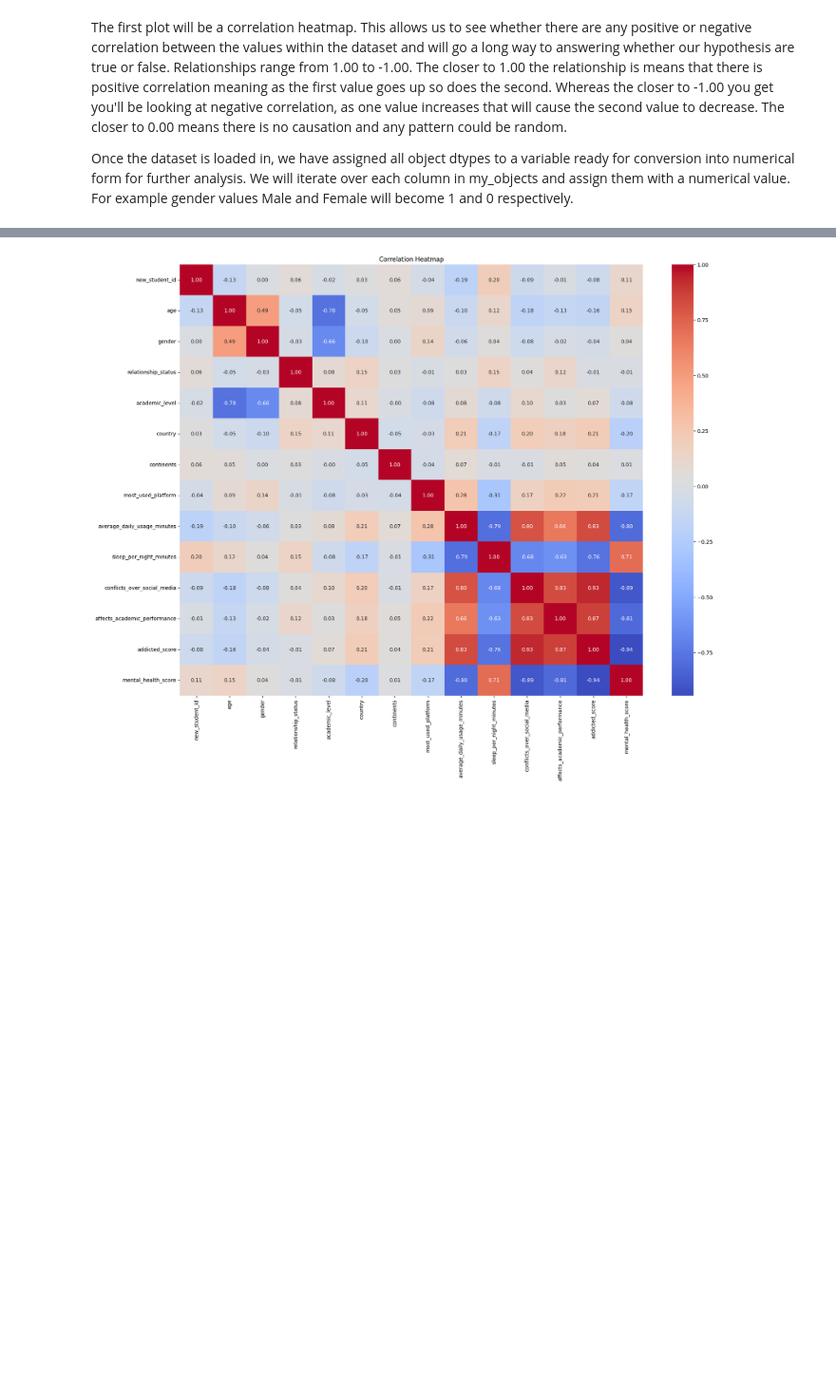
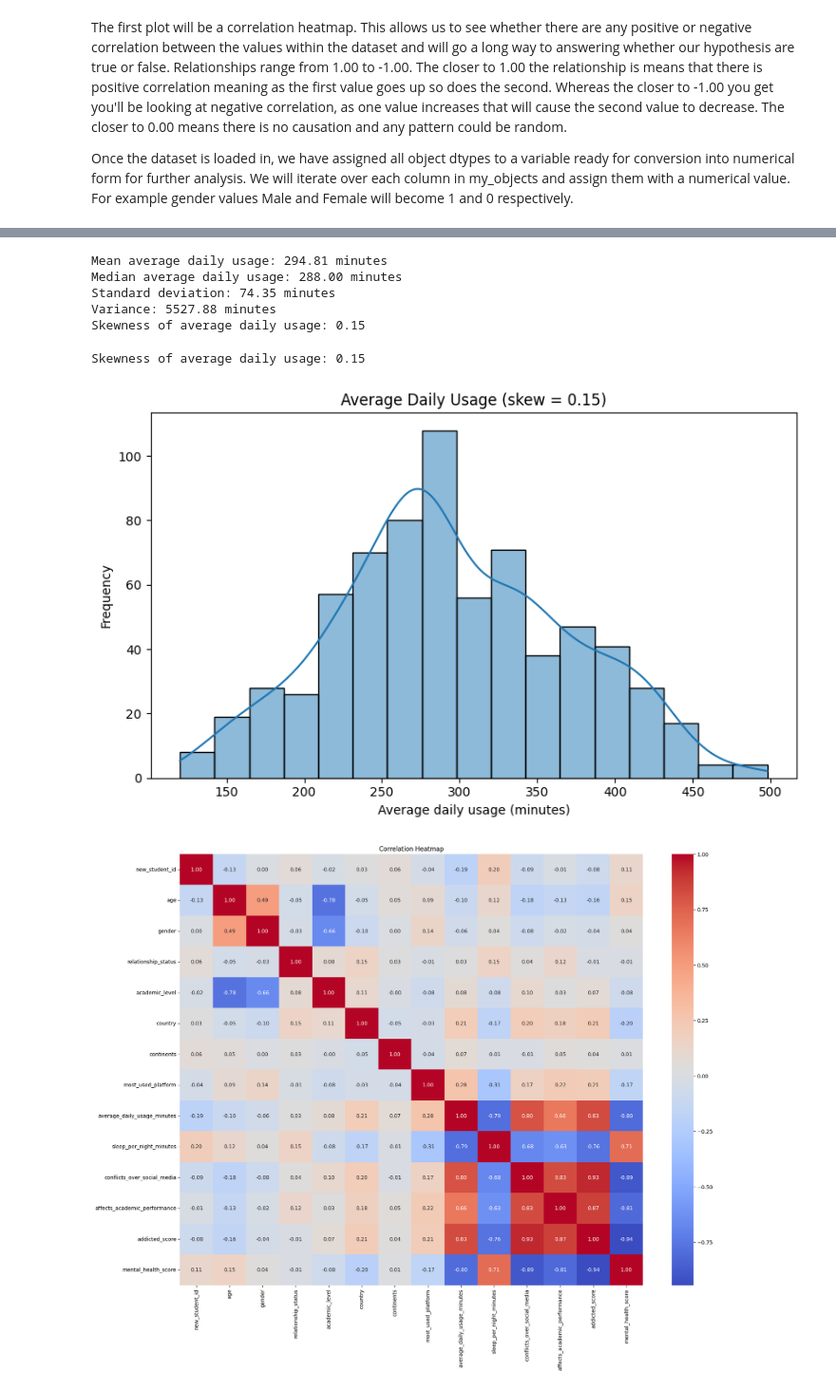
Before and after one commit to StavSteven/social_media_addiction, a Jupyter notebook: jupyter_notebooks/2_visualisations_student_social_media_addiction.ipynb, the cells around one changed output, grey strips where cells are left out. Shown at 95% size. Cells and saved outputs as stored; diff of their text form; code cells hidden in the pictures; blank space fills up the shorter version.

```diff
--- a/jupyter_notebooks/2_visualisations_student_social_media_addiction.ipynb
+++ b/jupyter_notebooks/2_visualisations_student_social_media_addiction.ipynb
@@ -58,3 +74,35 @@ Variance: 4490.41 minutes
+# %%
+# Calculate mean, median and standard deviation
+mean_adu = df_plots['average_daily_usage_minutes'].mean()
+median_adu = df_plots['average_daily_usage_minutes'].median()
+std_adu = df_plots['average_daily_usage_minutes'].std()
+var_adu = df_plots['average_daily_usage_minutes'].var()
+skew_adu = df_plots['average_daily_usage_minutes'].skew()
+
+print(f"Mean average daily usage: {mean_adu:.2f} minutes")
+print(f"Median average daily usage: {median_adu:.2f} minutes")
+print(f"Standard deviation: {std_adu:.2f} minutes")
+print(f"Variance: {var_adu:.2f} minutes")
+print(f"Skewness of average daily usage: {skew_adu:.2f}")
+# %% [output]
+Mean average daily usage: 294.81 minutes
+Median average daily usage: 288.00 minutes
+Standard deviation: 74.35 minutes
+Variance: 5527.88 minutes
+Skewness of average daily usage: 0.15
+# %%
+# Plot skewness of average daily usage column
+
+plt.figure(figsize=(8, 5))
+sns.histplot(df_plots['average_daily_usage_minutes'], kde=True)
+plt.title(f"Average Daily Usage (skew = {skew_adu:.2f})")
+plt.xlabel("Average daily usage (minutes)")
+plt.ylabel("Frequency")
+plt.tight_layout()
+plt.show()
+# %% [output]
+Skewness of average daily usage: 0.15
+[figure, added]
 # %%
 # Convert categoricals to number values, drop the categorical values already represented in minutes
 le = LabelEncoder()
```
Also changed, not shown: parts of 3 cells of this notebook.
